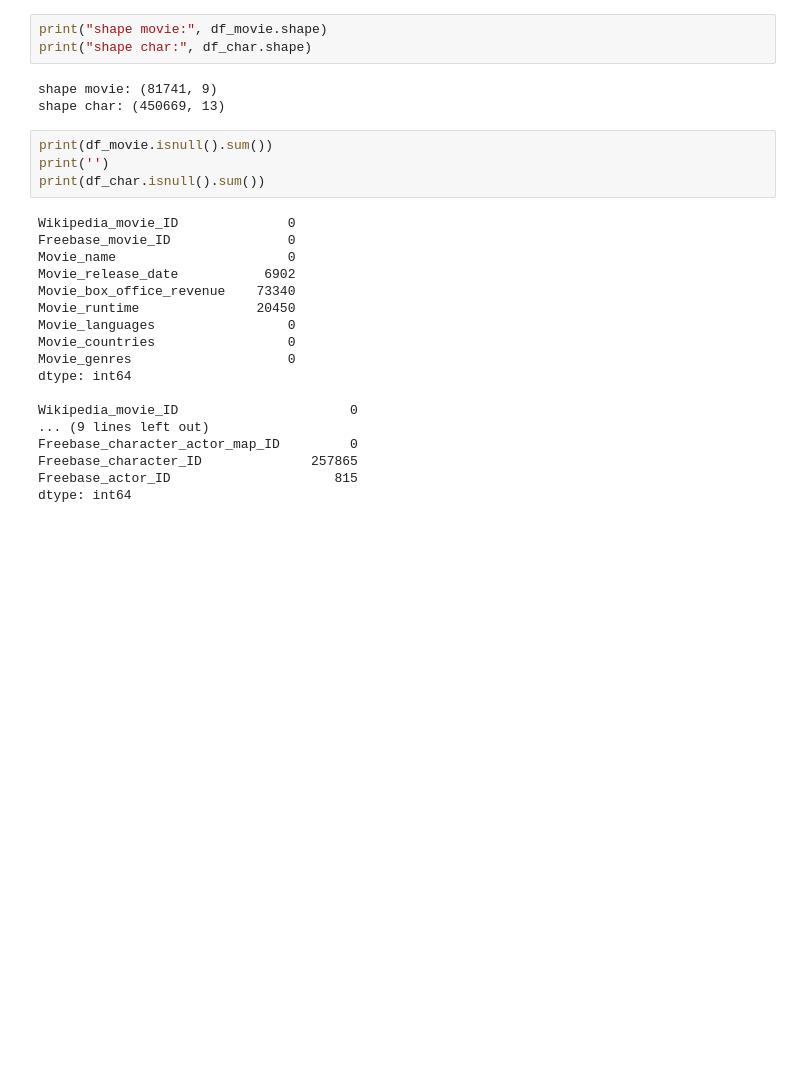
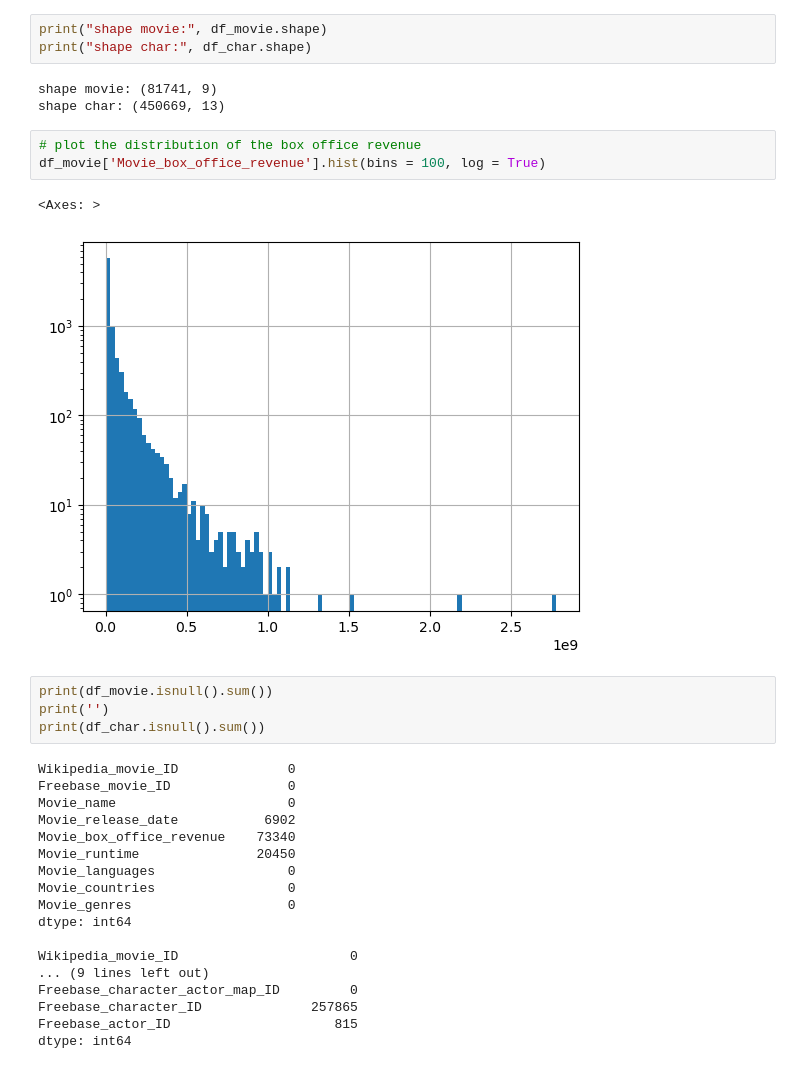
Before and after one commit to epfl-ada/ada-2024-project-ecureuilscosmiques24, a Jupyter notebook: projet_ADA.ipynb, the cells around one changed output. Cells and saved outputs as stored; diff of their text form; blank space fills up the shorter version.

```diff
--- a/projet_ADA.ipynb
+++ b/projet_ADA.ipynb
@@ -37,6 +38,12 @@ print("shape char:", df_char.shape)
 # %% [output]
 shape movie: (81741, 9)
 shape char: (450669, 13)
+# %%
+# plot the distribution of the box office revenue
+df_movie['Movie_box_office_revenue'].hist(bins = 100, log = True)
+# %% [output]
+<Axes: >
+[figure, added]
 # %%
 print(df_movie.isnull().sum())
 print('')
```
Also changed, not shown: parts of 4 cells of this notebook.
